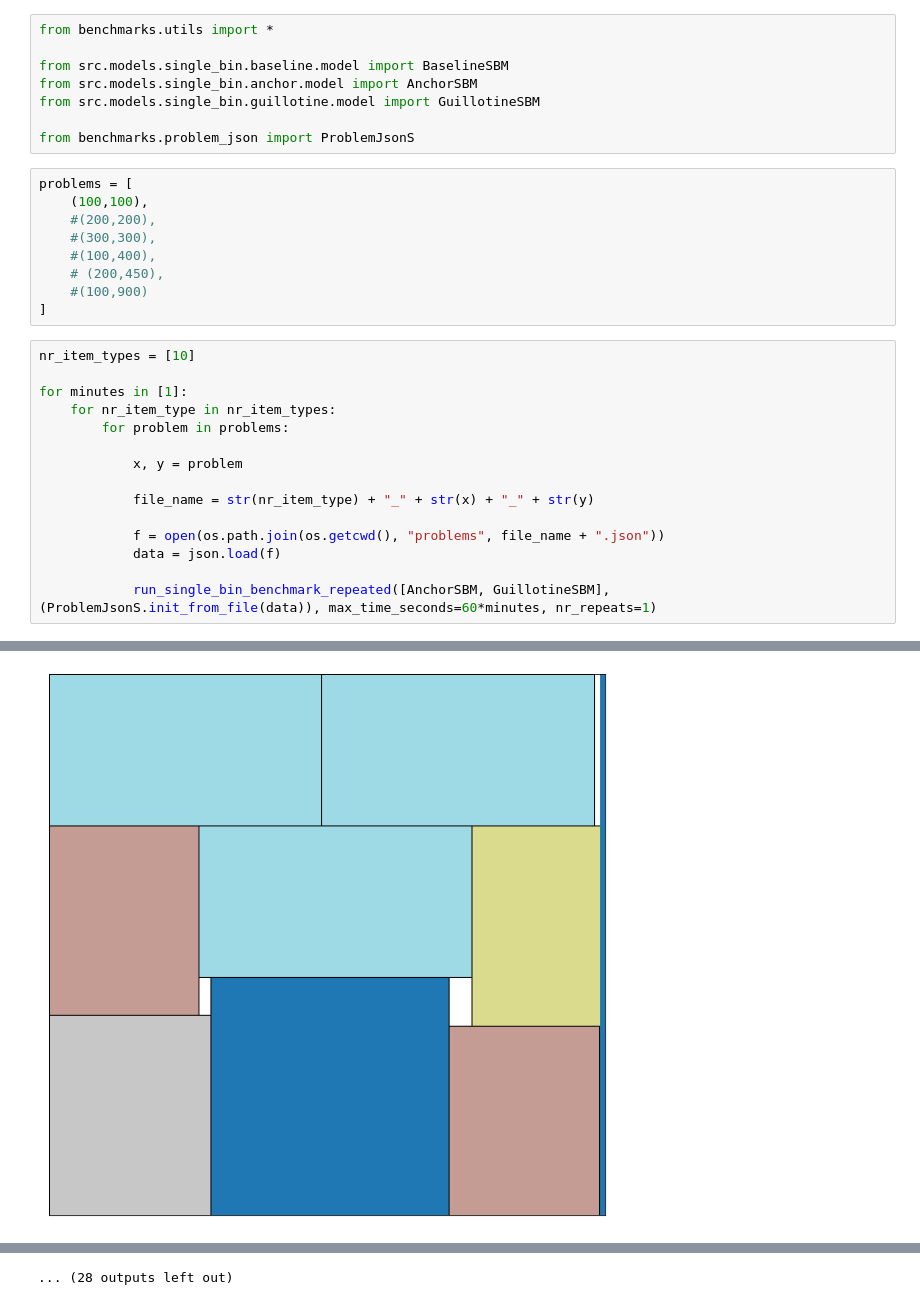
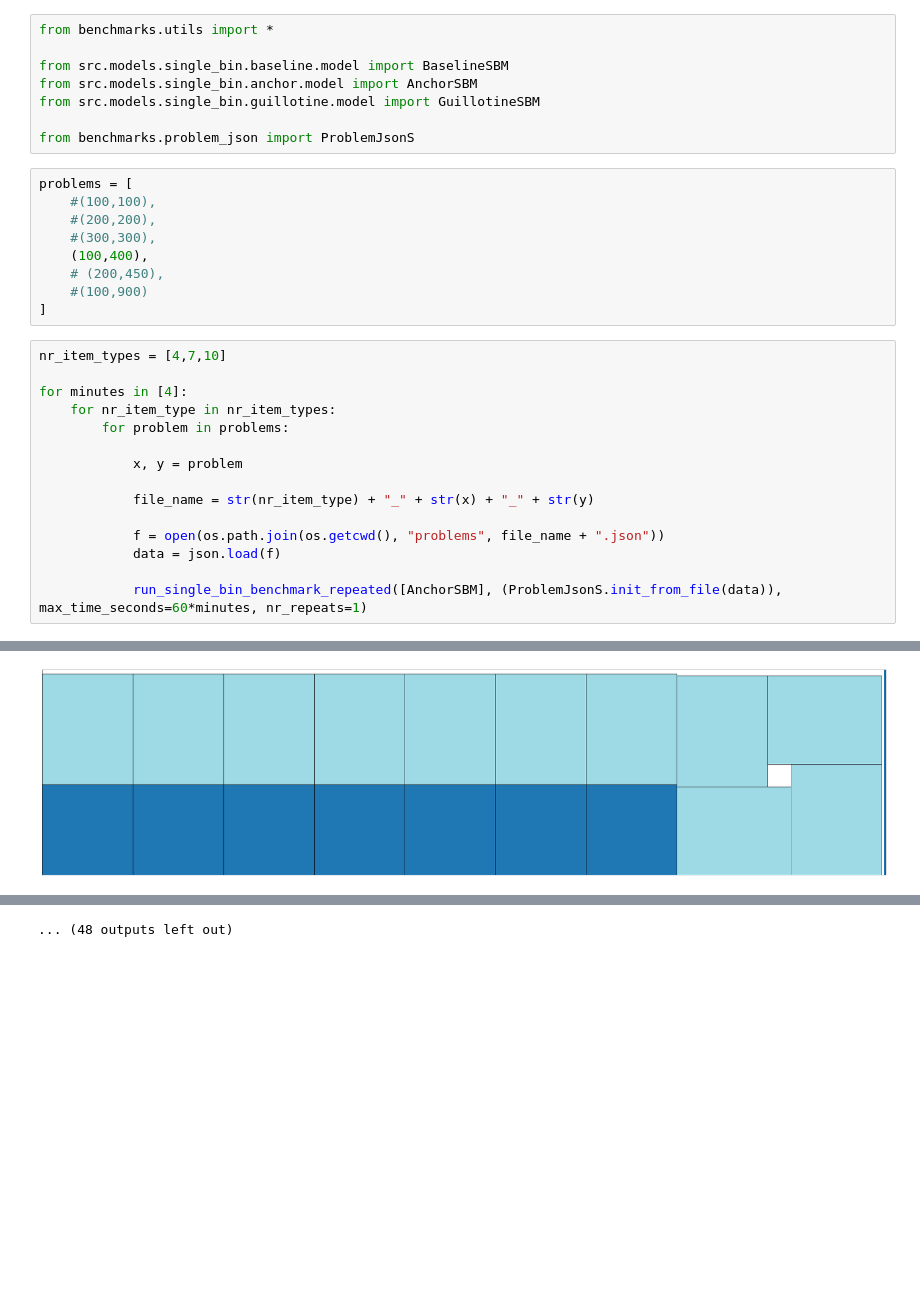
Before and after one commit to ThomSerg/IndustrialWeavePlanning, a Jupyter notebook: benchmarks/single_bin/benchmark.ipynb, the cells around one changed output, grey strips where cells are left out. Cells and saved outputs as stored; diff of their text form; blank space fills up the shorter version.

```diff
--- a/benchmarks/single_bin/benchmark.ipynb
+++ b/benchmarks/single_bin/benchmark.ipynb
@@ -17,17 +14,17 @@ from src.models.single_bin.guillotine.model import GuillotineSBM
 from benchmarks.problem_json import ProblemJsonS
 # %%
 problems = [
-    (100,100),
+    #(100,100),
     #(200,200),
     #(300,300),
-    #(100,400),
+    (100,400),
     # (200,450),
     #(100,900)
 ]
 # %%
-nr_item_types = [10]
+nr_item_types = [4,7,10]
 
-for minutes in [1]:
+for minutes in [4]:
     for nr_item_type in nr_item_types:
         for problem in problems:
 
@@ -38,5 +35,5 @@ for minutes in [1]:
             f = open(os.path.join(os.getcwd(), "problems", file_name + ".json"))
             data = json.load(f)
 
-            run_single_bin_benchmark_repeated([AnchorSBM, GuillotineSBM], (ProblemJsonS.init_from_file(data)), max_time_seconds=60*minutes, nr_repeats=1)
+            run_single_bin_benchmark_repeated([AnchorSBM], (ProblemJsonS.init_from_file(data)), max_time_seconds=60*minutes, nr_repeats=1)
 # %% [output]
@@ -56 +53 @@ STATS stats(objective=1410513, nr_variables=311, total_density=0.9859, constrain
-[figure, old version]
+[figure, new version]
@@ -121 +124 @@ STATS SingleBinStats(objective=370, nr_variables=699, total_density=0.963, const
-... (28 outputs left out)
+... (48 outputs left out)
```
Also changed, not shown: parts of 2 cells of this notebook, 3 other files.
